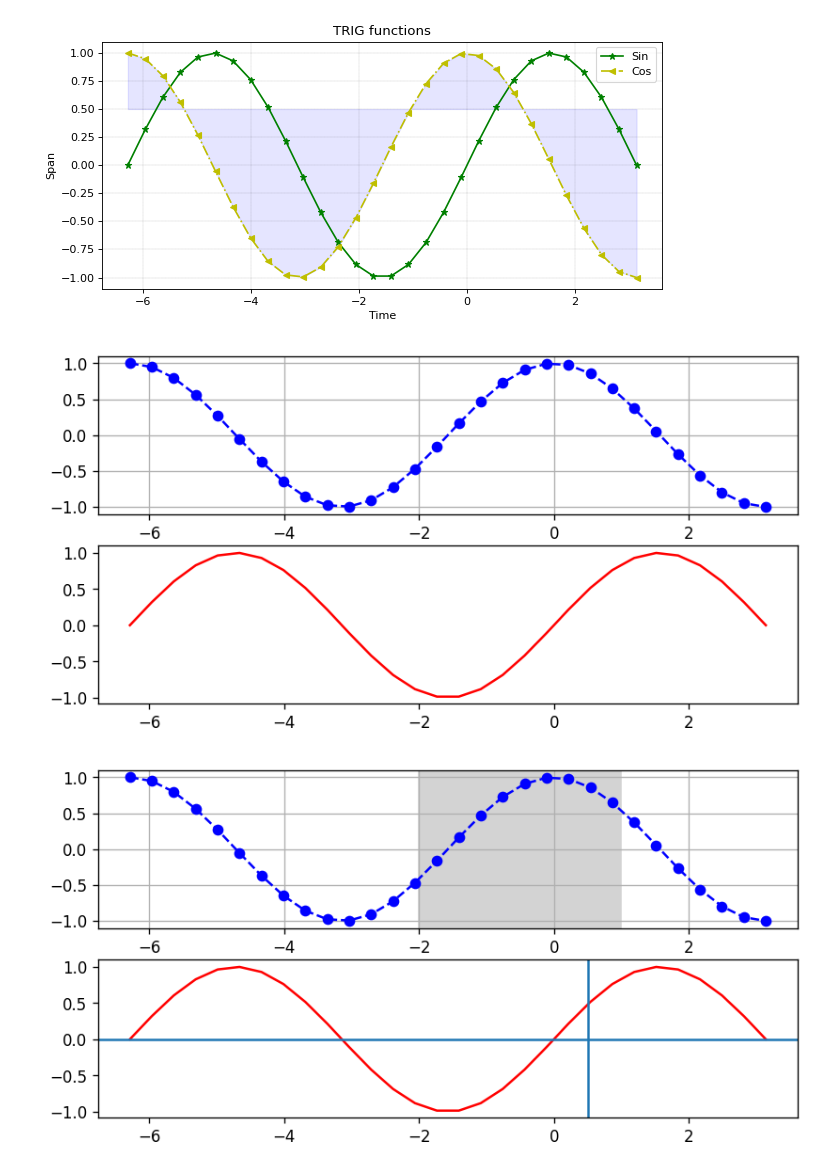
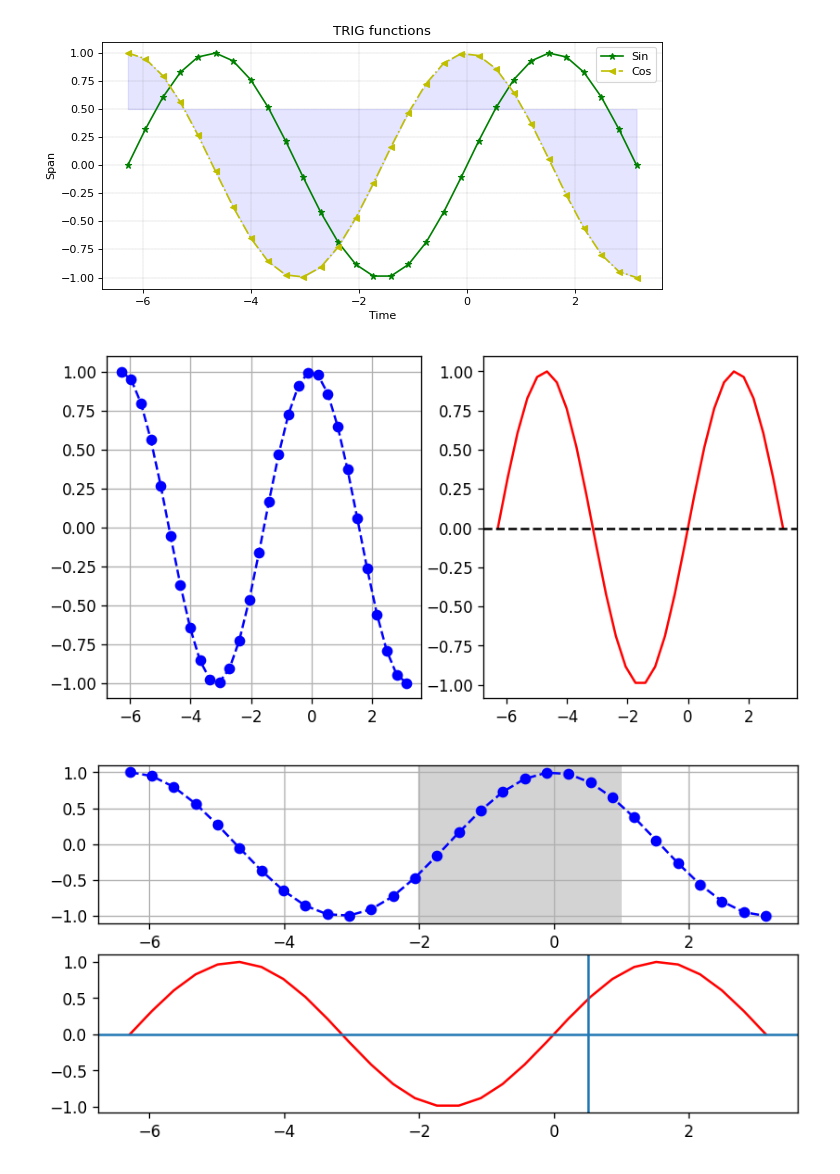
Before and after one commit to rahulitsrahul/01_python_learnings, a Jupyter notebook: 03_matplotlib/basic_plots.ipynb, the cells around one changed output. Drawn from its saved outputs; the diff is of its cells as text; code cells hidden in the pictures.

```diff
--- a/03_matplotlib/plots.ipynb
+++ b/03_matplotlib/basic_plots.ipynb
@@ -30,14 +31,19 @@ plt.show()
 [figure]
 # %%
 fig = plt.figure(figsize=(8, 4), dpi=120)
-plt.subplot(2, 1, 1)    # (no. of rows, no.of cols, selection index)
-plt.grid('on')
-plt.plot(X, C, 'b--o')
-plt.subplot(2, 1, 2)
-plt.plot(X, S, 'r')
+
+ax1 = fig.add_subplot(121)    # (no. of rows, no.of cols, selection index)
+ax2 = fig.add_subplot(122)
+
+ax1.grid('on')
+ax1.plot(X, C, 'b--o')
+
+ax2.plot(X, S, 'r')
+ax2.axhline(0, color='k', linestyle='--', label='y=0')
+
 plt.show()
 # %% [output]
-[figure, old version]
+[figure, new version]
 # %%
 fig = plt.figure(figsize=(8, 4), dpi=120)
 plt.subplot(2, 1, 1)    # (no. of rows, no.of cols, selection index)
```
Also changed, not shown: parts of 2 cells of this notebook, 13 other files.
